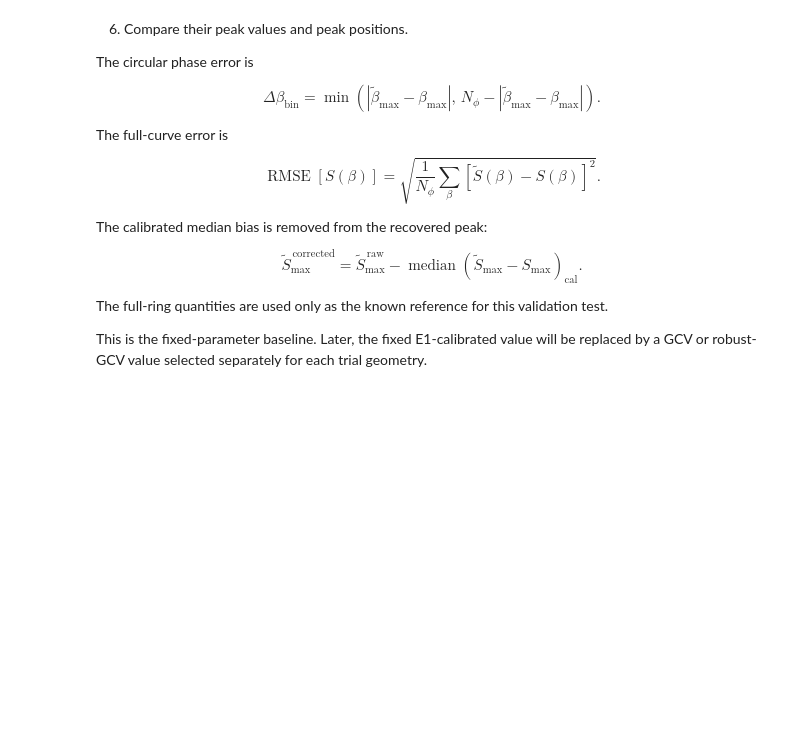
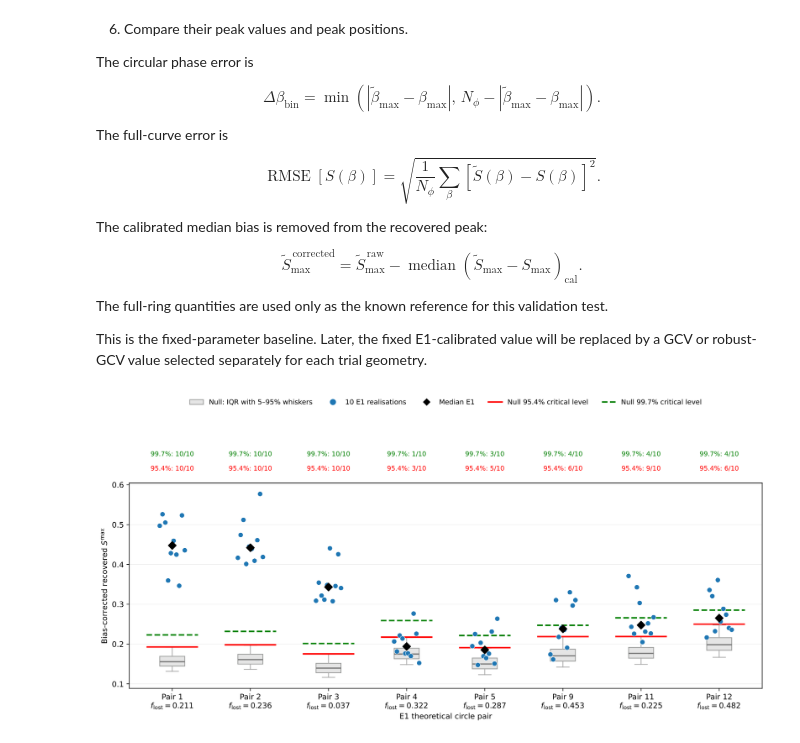
Before and after one commit to cid02210915/Circle-Search, a Jupyter notebook: notebooks/MASTER_test_1.ipynb, the cells around one changed output. Drawn from its saved outputs; the diff is of its cells as text; code cells hidden in the pictures; blank space fills up the shorter version.

```diff
--- a/notebooks/MASTER_test_1.ipynb
+++ b/notebooks/MASTER_test_1.ipynb
@@ -2137,0 +2613,50 @@ for realisation in [f"r{index:03d}" for index in range(10)]:
+# %%
+from pathlib import Path
+
+import fitz
+from IPython.display import Image, display
+
+
+# ==================================================
+# Saved PDF
+# ==================================================
+
+pdf_file = Path(
+    "/hydrarepo/xluo/circles-in-the-sky"
+    "/inj_e1like_13pairs_1805_nside128_lmax300"
+    "/E1_recovery_against_1800_null_boxplot.pdf"
+)
+
+
+# ==================================================
+# Render first page of PDF
+# ==================================================
+
+document = fitz.open(
+    pdf_file
+)
+
+page = document[0]
+
+pixmap = page.get_pixmap(
+    matrix=fitz.Matrix(2, 2)
+)
+
+png_data = pixmap.tobytes(
+    "png"
+)
+
+document.close()
+
+
+# ==================================================
+# Display figure
+# ==================================================
+
+display(
+    Image(
+        data=png_data
+    )
+)
+# %% [output]
+[figure, added]
```
Also changed, not shown: parts of 7 cells of this notebook.
